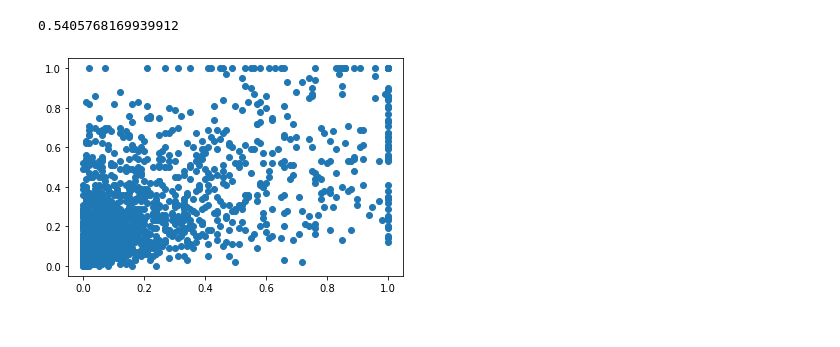
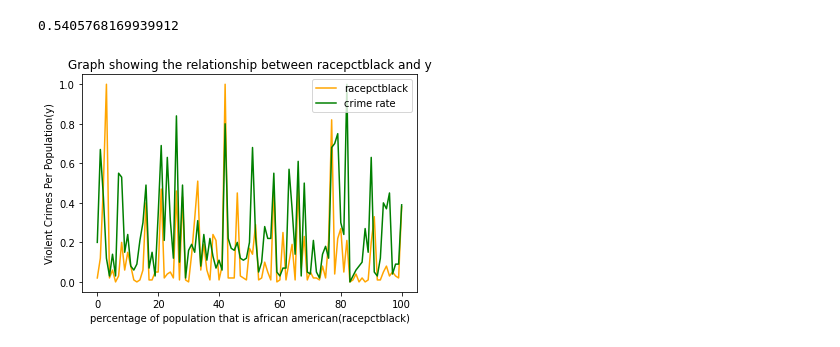
Before and after one commit to laresamdeola/Machine-Learning, a Jupyter notebook: crime_rate_US_data_one.ipynb, the cells around one changed output. Saved outputs shown, nothing was run; the diff lists cells and outputs as text; code cells hidden in the pictures.

```diff
--- a/crime_rate_US_data_one.ipynb
+++ b/crime_rate_US_data_one.ipynb
@@ -78,11 +80,18 @@ from sklearn.metrics import r2_score
 r2_score(y_test, predicted_crimes)
 # %% [output]
 0.5405768169939912
-# %%
-racepctblack = data.iloc[:,7].values
-racepctblack = racepctblack.reshape(-1, 1)
-
-plt.scatter(racepctblack, y)
-plt.show()
-# %% [output]
-[figure, removed]
+# %%
+racepctblack = data.iloc[:101,7].values
+racepctblack = racepctblack.reshape(-1, 1)
+y = data.iloc[:101, -1].values
+
+plt.plot(racepctblack, color='orange', label='racepctblack')
+plt.plot(y, color='green', label='crime rate')
+plt.title('Graph showing the relationship between racepctblack and y')
+plt.xlabel('percentage of population that is african american(racepctblack)')
+plt.ylabel('Violent Crimes Per Population(y)')
+
+plt.legend()
+plt.show()
+# %% [output]
+[figure, added]
```
Also changed, not shown: parts of 1 cell of this notebook.
